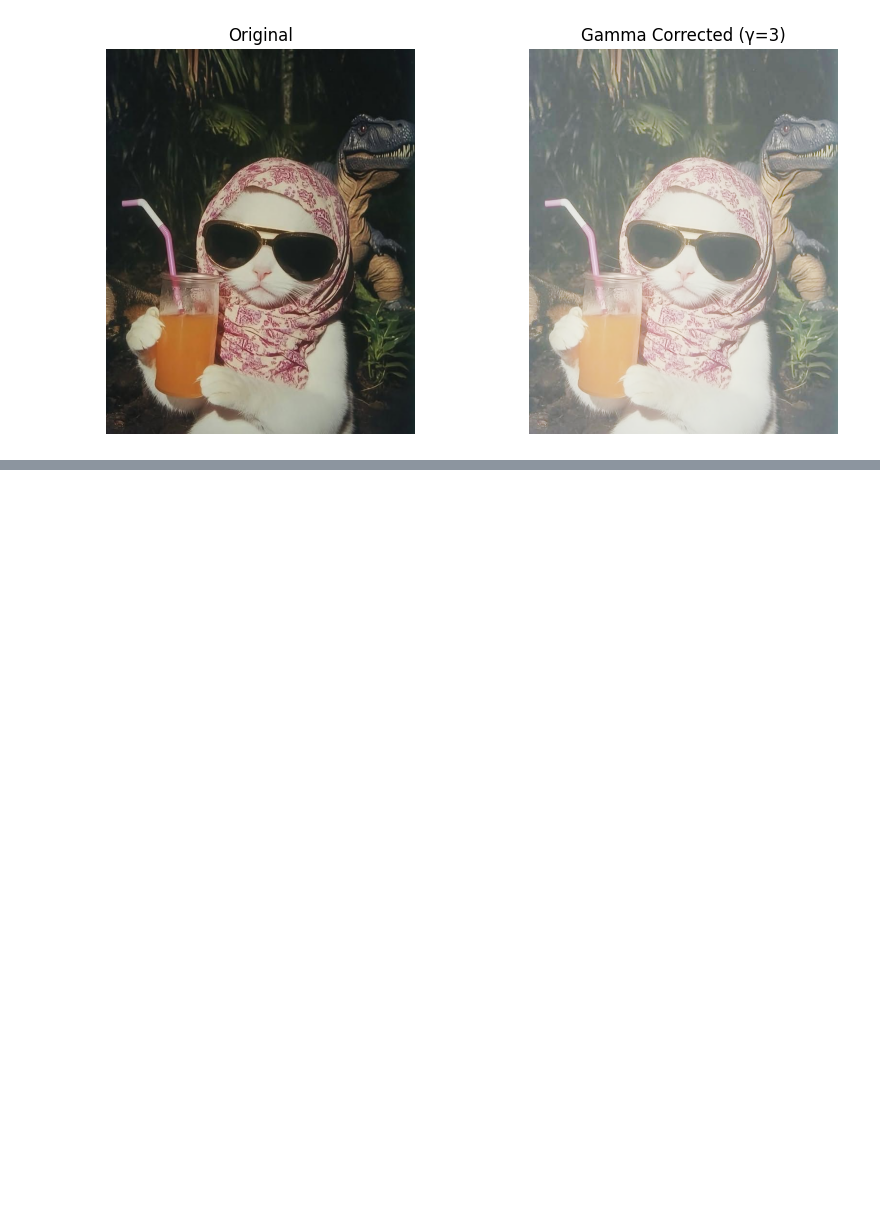
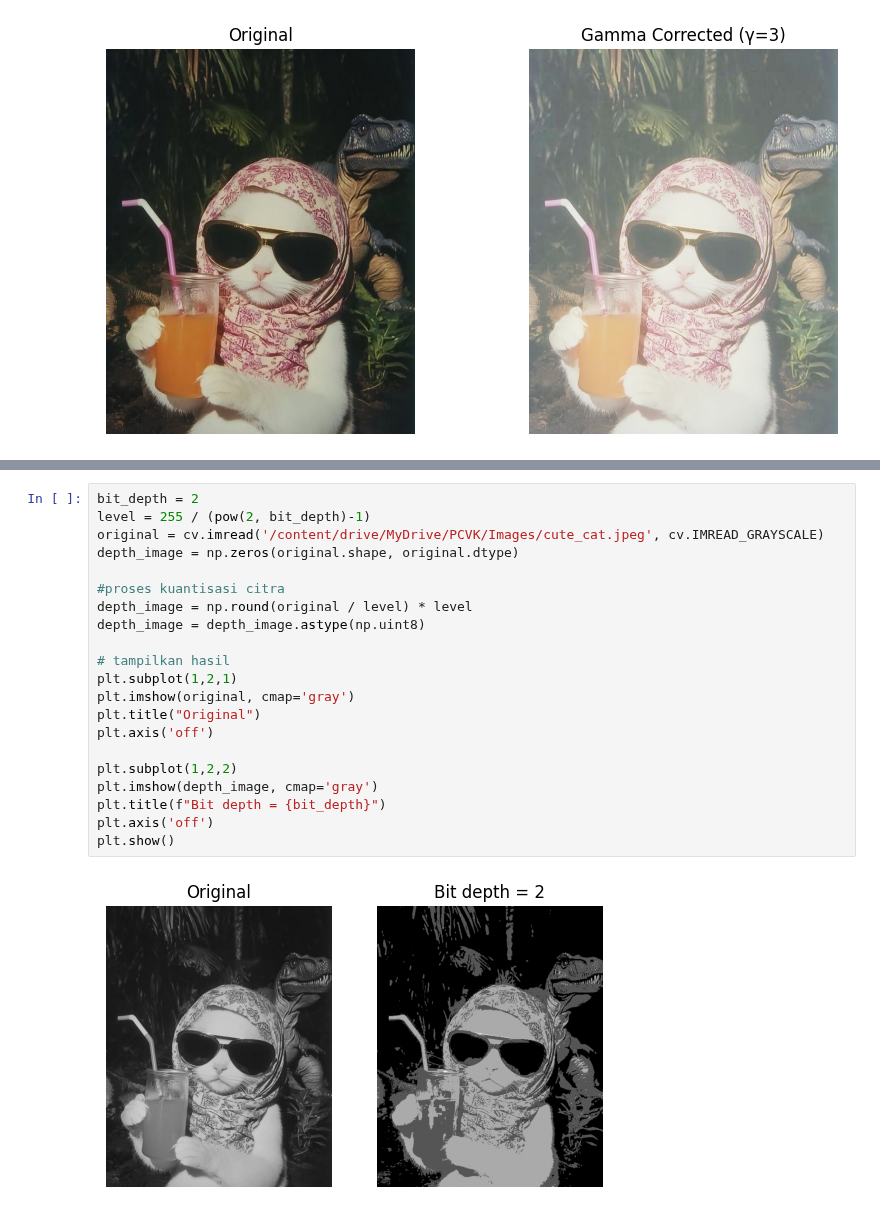
Before and after one commit to ErikRidhoFirm/PCVK_Ganjil_2025, a Jupyter notebook: Week5.ipynb, the cells around one changed output, grey strips where cells are left out. Cells and saved outputs as stored; diff of their text form; blank space fills up the shorter version.

Commit message:
Membuat Simulasi Image Depth

```diff
--- a/Week5.ipynb
+++ b/Week5.ipynb
@@ -60,0 +69,23 @@ plt.show()
+# %%
+bit_depth = 2
+level = 255 / (pow(2, bit_depth)-1)
+original = cv.imread('/content/drive/MyDrive/PCVK/Images/cute_cat.jpeg', cv.IMREAD_GRAYSCALE)
+depth_image = np.zeros(original.shape, original.dtype)
+
+#proses kuantisasi citra
+depth_image = np.round(original / level) * level
+depth_image = depth_image.astype(np.uint8)
+
+# tampilkan hasil
+plt.subplot(1,2,1)
+plt.imshow(original, cmap='gray')
+plt.title("Original")
+plt.axis('off')
+
+plt.subplot(1,2,2)
+plt.imshow(depth_image, cmap='gray')
+plt.title(f"Bit depth = {bit_depth}")
+plt.axis('off')
+plt.show()
+# %% [output]
+[figure, added]
```
Also changed, not shown: parts of 2 cells of this notebook.
